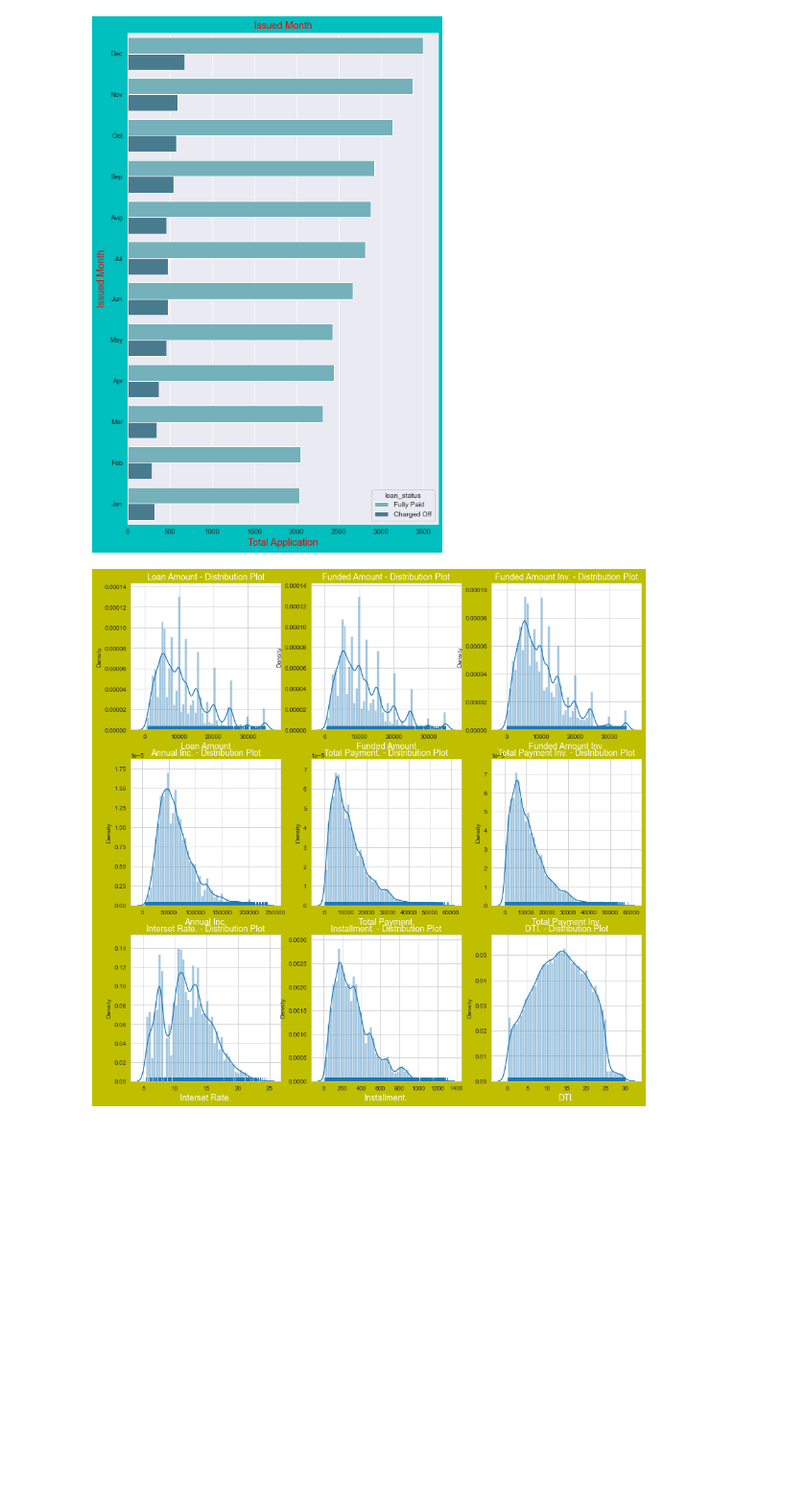
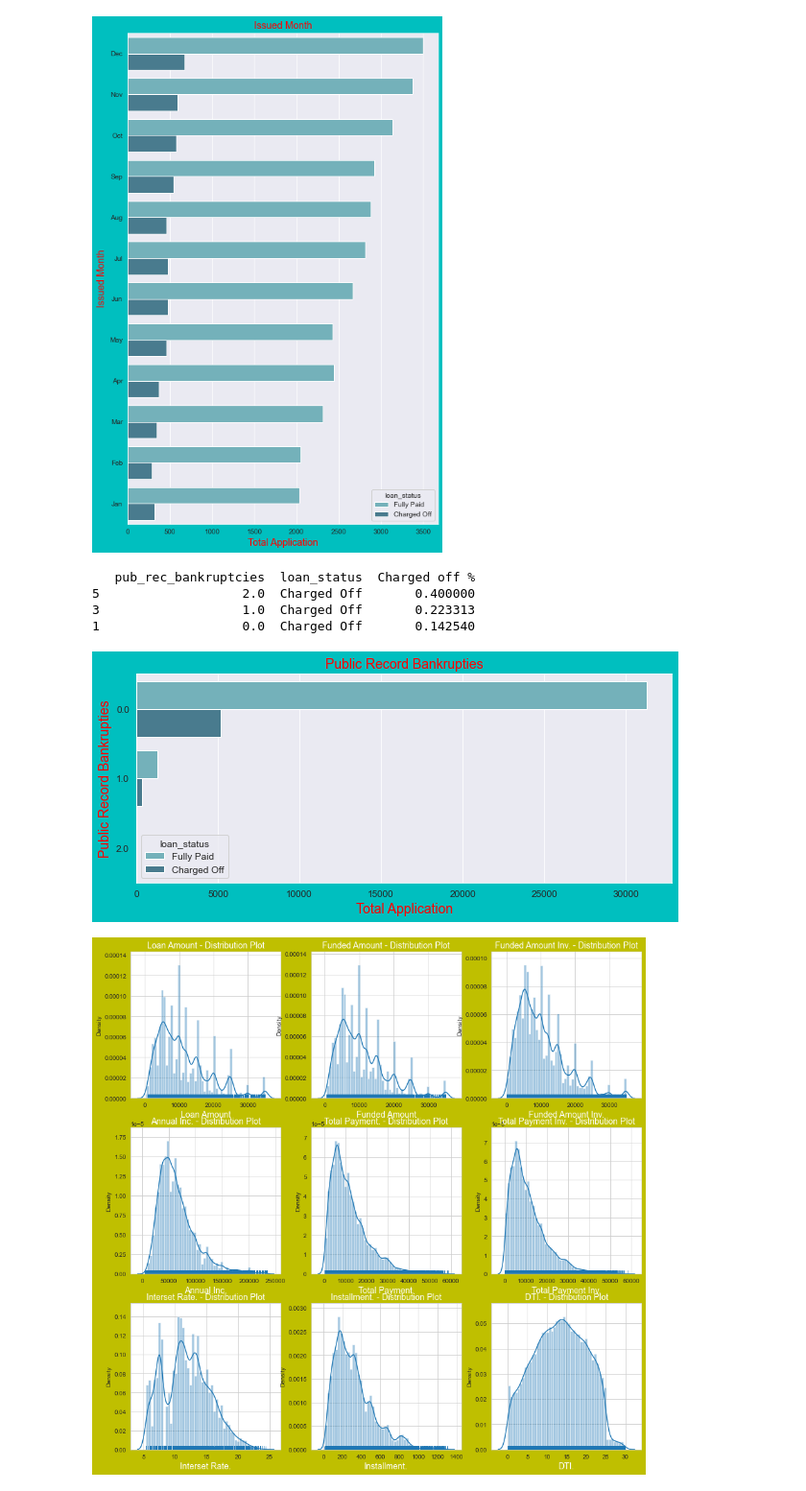
Before and after one commit to swapnilkj89/LendingClubCaseStudy, a Jupyter notebook: Swapnil_kumar_johari.ipynb, the cells around one changed output. Shown at 96% size. Cells and saved outputs as stored; diff of their text form; code cells hidden in the pictures; blank space fills up the shorter version.

```diff
--- a/Swapnil_kumar_johari.ipynb
+++ b/Swapnil_kumar_johari.ipynb
@@ -787,6 +789,14 @@ unordered_categorical_y(8,13,'issue_d','loan_status','Issued Month','Total Appli
 15     Mar  Charged Off       0.128631
 7      Feb  Charged Off       0.123340
 [figure]
+# %%
+unordered_categorical_y(10,4,'pub_rec_bankruptcies','loan_status','Public Record Bankrupties','Total Application','Public Record Bankrupties')
+# %% [output]
+   pub_rec_bankruptcies  loan_status  Charged off %
+5                   2.0  Charged Off       0.400000
+3                   1.0  Charged Off       0.223313
+1                   0.0  Charged Off       0.142540
+[figure, added]
 # %%
 # Lets see distribution of three loan amount fields using distribution plot.
 # Quantitative Variables
```
Also changed, not shown: parts of 58 cells of this notebook.
